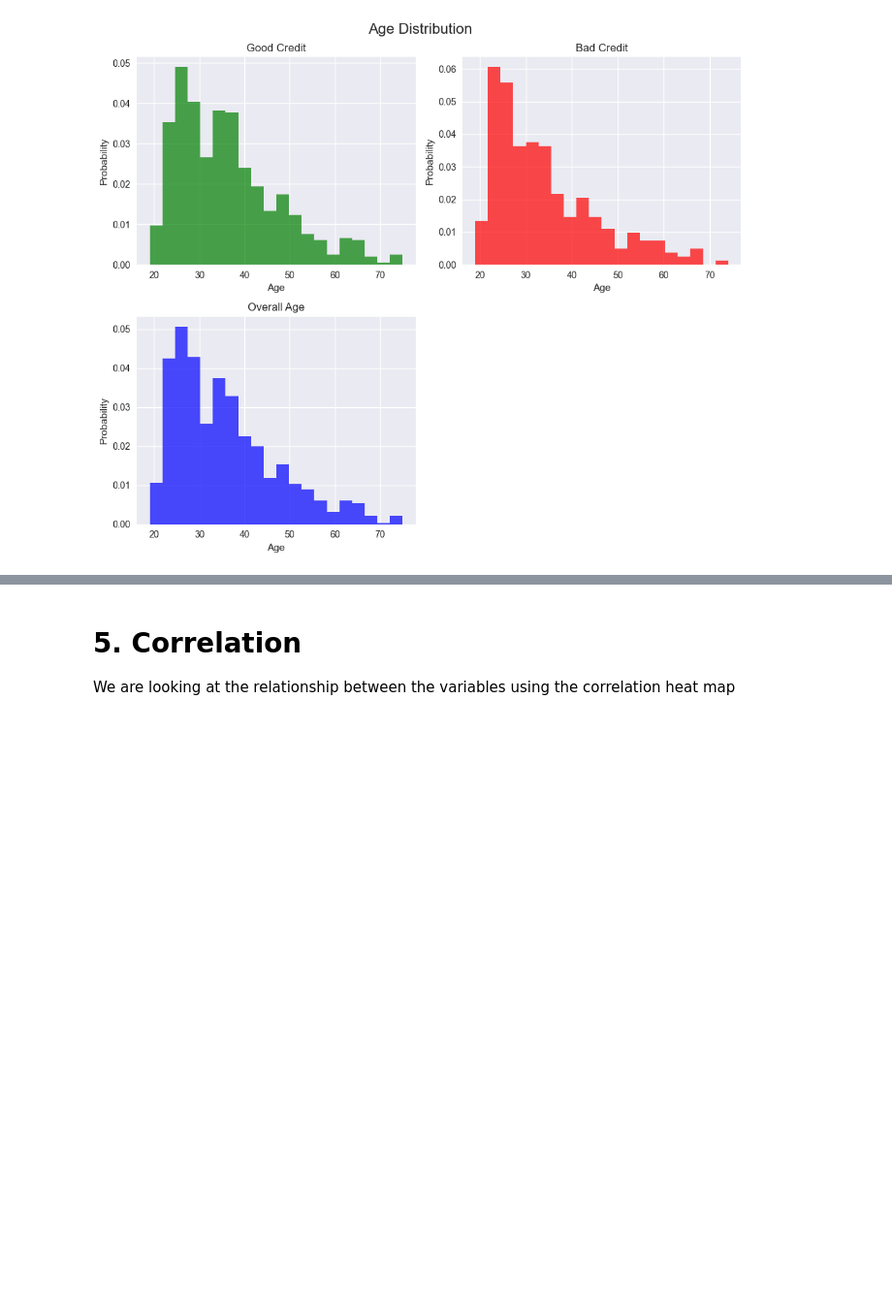
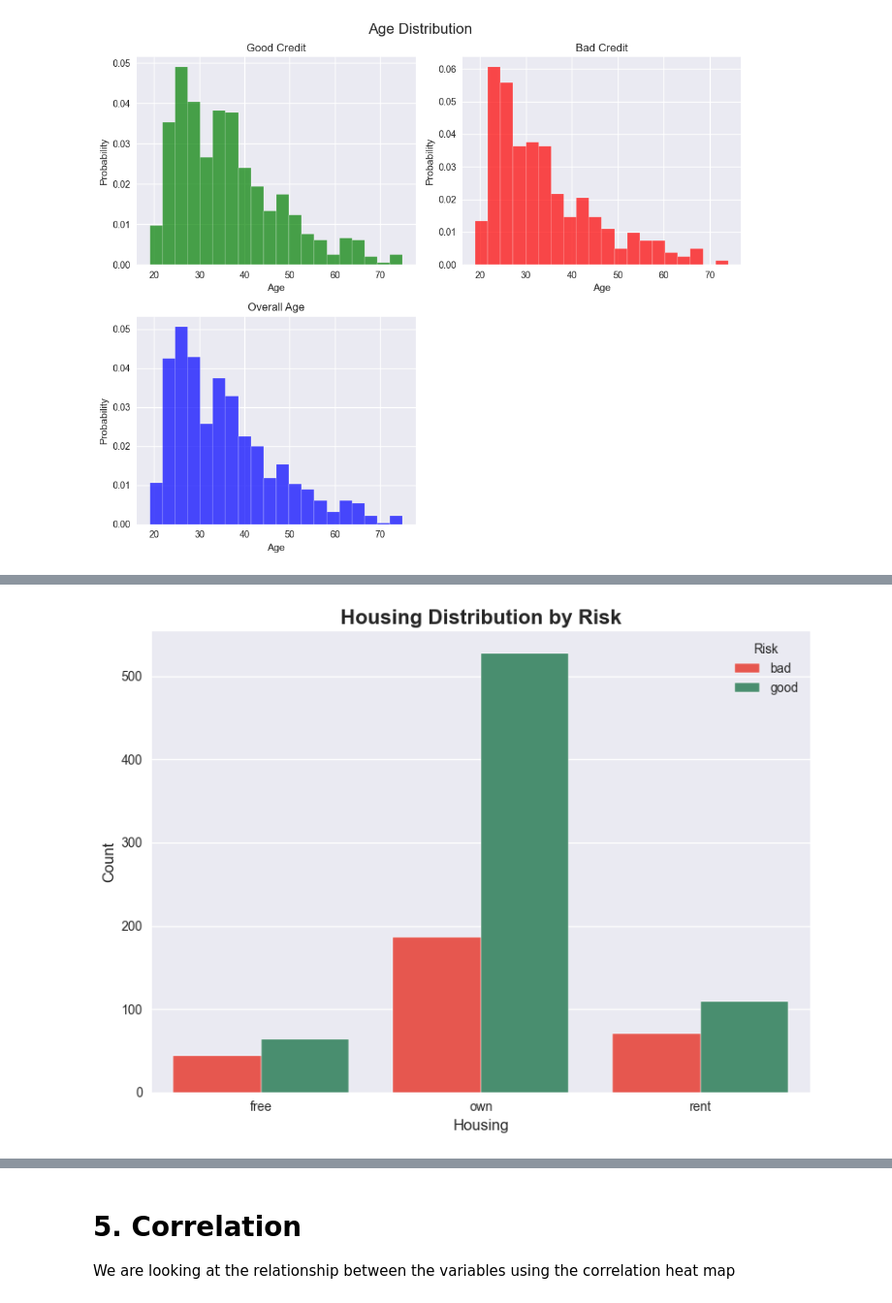
Before and after one commit to WisemanRadebe/Credit-Risk-Modeling, a Jupyter notebook: Notebook.ipynb, the cells around one changed output, grey strips where cells are left out. Shown at 97% size. Saved outputs shown, nothing was run; the diff lists cells and outputs as text; code cells hidden in the pictures; blank space fills up the shorter version.

```diff
--- a/Notebook.ipynb
+++ b/Notebook.ipynb
@@ -186,0 +243,26 @@ plt.show()
+# %%
+# Count data for plotting
+df_counts = german_data.groupby(['Housing', 'Risk']).size().reset_index(name='Count')
+
+# Set color palette
+palette = {'good': '#3D9970', 'bad': '#FF4136'}
+
+# Create grouped bar plot
+plt.figure(figsize=(8,6))
+sns.barplot(
+    x='Housing',
+    y='Count',
+    hue='Risk',
+    data=df_counts,
+    palette=palette
+)
+
+# Titles and labels
+plt.title('Housing Distribution by Risk', fontsize=16, weight='bold')
+plt.xlabel('Housing', fontsize=12)
+plt.ylabel('Count', fontsize=12)
+plt.legend(title='Risk')
+plt.tight_layout()
+plt.show()
+# %% [output]
+[figure, added]
```
Also changed, not shown: parts of 58 cells of this notebook.
